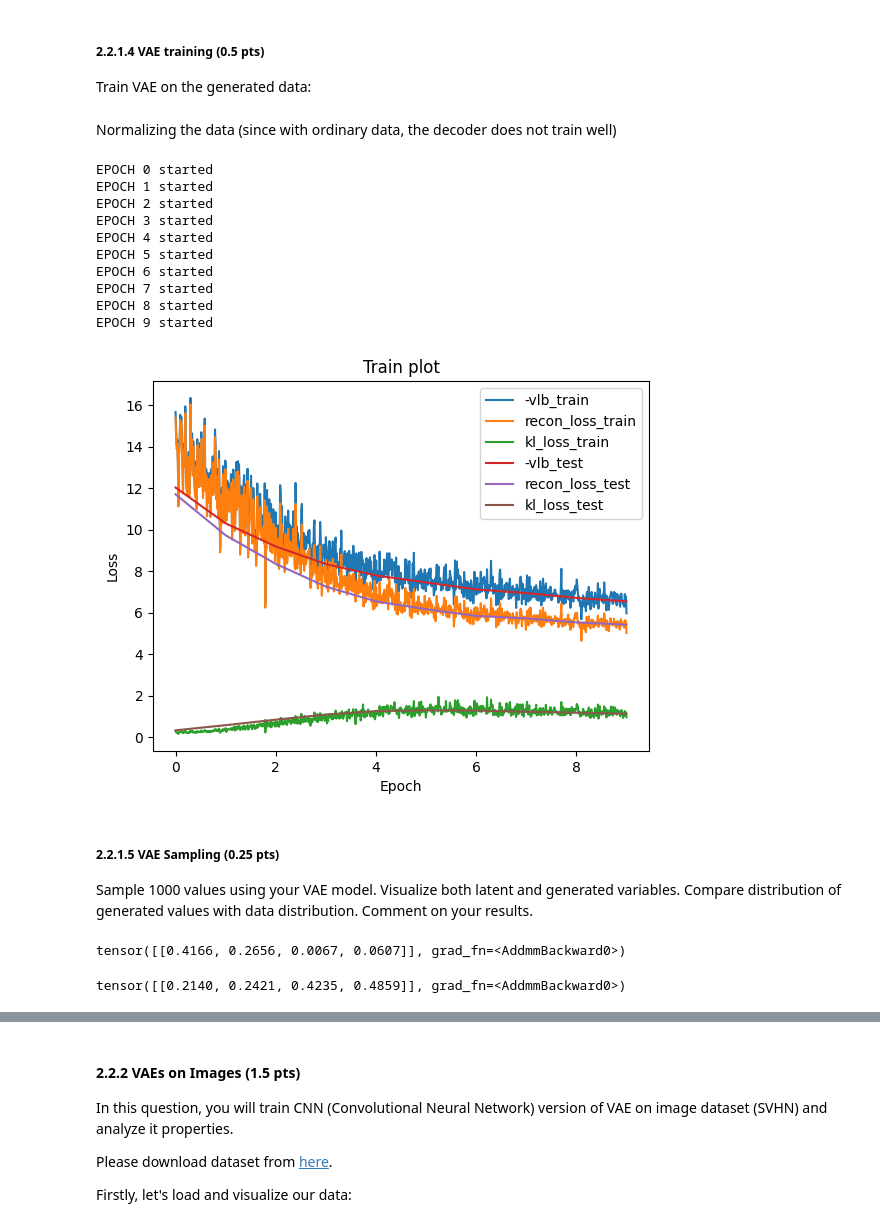
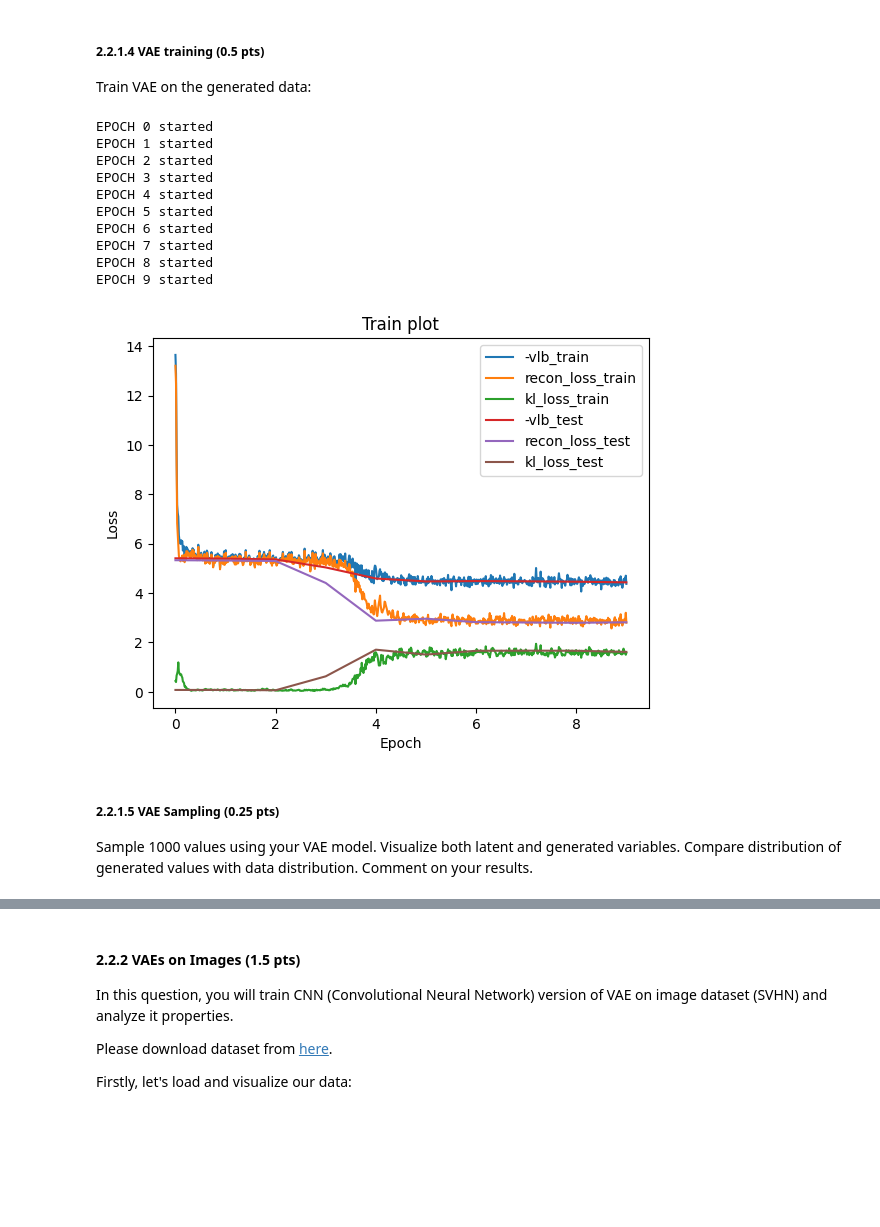
Before and after one commit to rwmutel/mmml-lab4, a Jupyter notebook: TeodorMuzychuk_RomanMutel_MMML_Lab4.ipynb, the cells around one changed output, grey strips where cells are left out. Saved outputs shown, nothing was run; the diff lists cells and outputs as text; code cells hidden in the pictures; blank space fills up the shorter version.

```diff
--- a/TeodorMuzychuk_RomanMutel_MMML_Lab4.ipynb
+++ b/TeodorMuzychuk_RomanMutel_MMML_Lab4.ipynb
@@ -551,16 +551,17 @@ $$
 from math import pi
 def mvn_logprob(x, mu, log_std_sigma):
     k = mu.shape[0]
-    sigma = torch.diag(torch.exp(log_std_sigma)**2)
-    return -0.5 * torch.log(torch.tensor([torch.det(sigma) * (2*pi) ** k])) - 0.5 * (x - mu).T @ torch.inverse(sigma) @ (x - mu)
+    sigma = torch.diag(torch.exp(2 * log_std_sigma))
+    return -0.5 * torch.log(torch.abs(torch.det(sigma)) * torch.tensor((2*pi) ** k)) \
+        - 0.5 * (x - mu) @ torch.inverse(sigma) @ (x - mu).T
 
 def mvn_sample(mu, log_std_sigma):
-    sigma = torch.diag(torch.exp(log_std_sigma)**2)
+    sigma = torch.diag(torch.exp(2 * log_std_sigma))
     sample = mu + torch.cholesky(sigma) @ torch.randn(mu.shape)
     return sample
 
 def kl_div(mu_p, log_std_sigma_p):
-    sigma_p = torch.diag(torch.exp(log_std_sigma_p)**2)
+    sigma_p = torch.diag(torch.exp(2 * log_std_sigma_p))
     return  0.5 * (-torch.log(torch.det(sigma_p)) - mu_p.shape[0] + mu_p @ mu_p + torch.trace(sigma_p))
 # %%
 class FullyConnectedVAE(nn.Module):
@@ -685,5 +686,3 @@ def train(model: nn.Module, train_loader: DataLoader, test_loader: DataLoader, e
             train_losses[k].extend(train_loss[k])
             test_losses[k].append(test_loss[k])
     return train_losses, test_losses
-# %% [markdown]
-Normalizing the data (since with ordinary data, the decoder does not train well)
@@ -694,35 +689,28 @@ Normalizing the data (since with ordinary data, the decoder does not train well)
 # %%
 # training routine
 model = FullyConnectedVAE(2, 2, [128, 128], [128, 128])
 train_loader = DataLoader(train_data, batch_size=128, shuffle=True)
 test_loader = DataLoader(test_data, batch_size=128)
-train_losses, test_losses = train(model, train_loader, test_loader, epochs=10, lr=1e-5)
+train_losses, test_losses = train(model, train_loader, test_loader, epochs=10, lr=1e-3)
 train_losses = np.stack((train_losses['loss'], train_losses['recon_loss'], train_losses['kl_loss']), axis=1)
 test_losses = np.stack((test_losses['loss'], test_losses['recon_loss'], test_losses['kl_loss']), axis=1)
 plot_vae_training_plot(train_losses, test_losses, title="Train plot")
 # %% [output]
 EPOCH 0 started
 EPOCH 1 started
 EPOCH 2 started
 EPOCH 3 started
 EPOCH 4 started
 EPOCH 5 started
 EPOCH 6 started
 EPOCH 7 started
 EPOCH 8 started
 EPOCH 9 started
-[figure, old version]
+[figure, new version]
 # %% [markdown]
 ##### 2.2.1.5 VAE Sampling (0.25 pts)
 
 Sample 1000 values using your VAE model. Visualize both latent and generated variables. Compare distribution of generated values with data distribution. Comment on your results.
-# %%
-encoded = model.encoder(torch.tensor([[1., 2.1]]))
-print(encoded)
-model.decoder(encoded[:, :2])
-# %% [output]
-tensor([[0.4166, 0.2656, 0.0067, 0.0607]], grad_fn=<AddmmBackward0>)
-tensor([[0.2140, 0.2421, 0.4235, 0.4859]], grad_fn=<AddmmBackward0>)
 # %%
 # ========= YOUR CODE STARTS HERE ========= #
 latent, generated = model.sample(1000)
```
Also changed, not shown: parts of 3 cells of this notebook.
